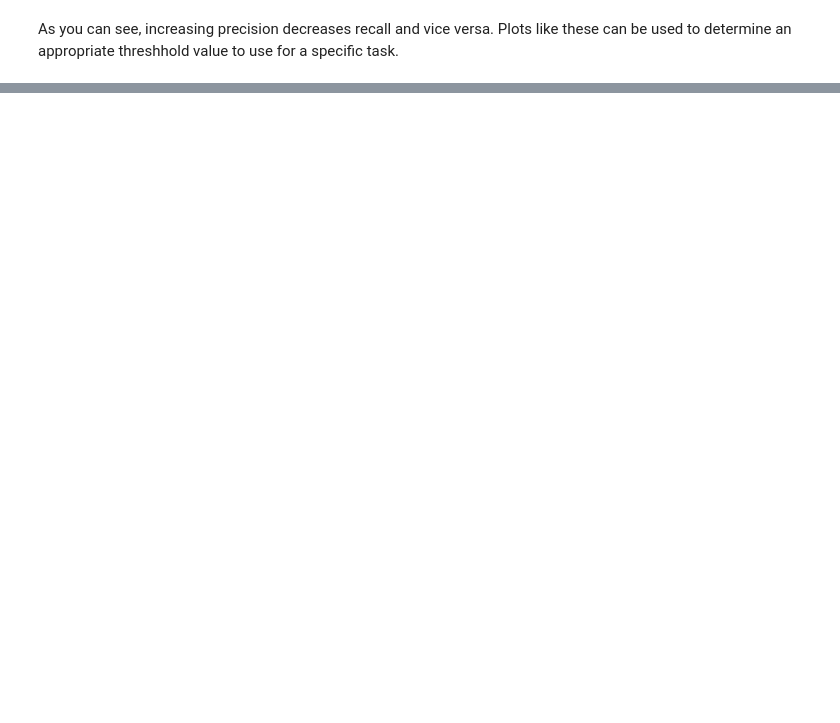
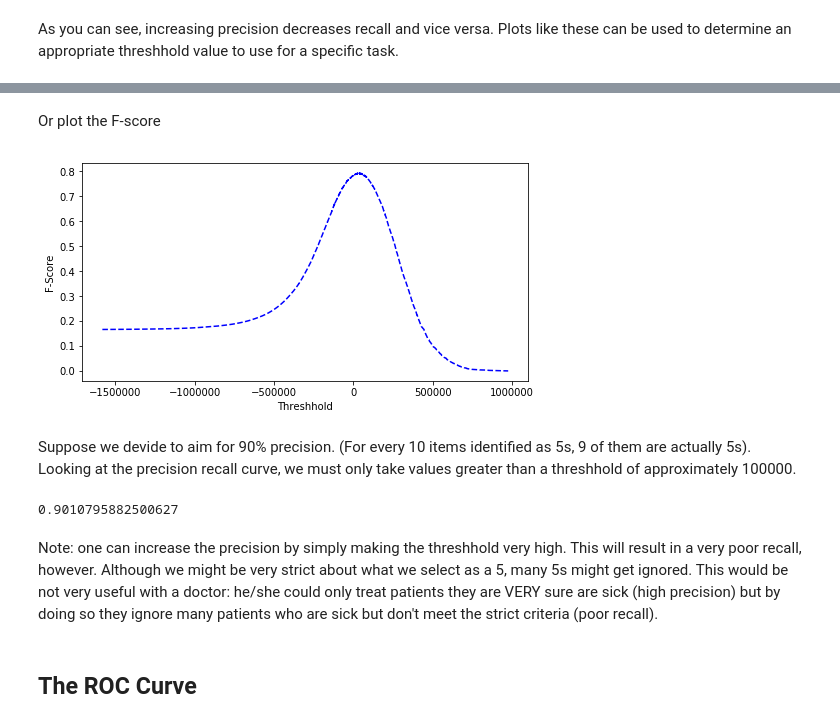
Before and after one commit to lukepolson/Machine-Learning, a Jupyter notebook: Chapter3.ipynb, the cells around one changed output, grey strips where cells are left out. Saved outputs shown, nothing was run; the diff lists cells and outputs as text; code cells hidden in the pictures; blank space fills up the shorter version.

```diff
--- a/Chapter3.ipynb
+++ b/Chapter3.ipynb
@@ -280,0 +292,23 @@ As you can see, increasing precision decreases recall and vice versa. Plots like
+# %% [markdown]
+Or plot the F-score
+# %%
+FScore = 2/(1/precisions[:-1]+1/recalls[:-1])
+
+fig, ax = plt.subplots(figsize=(8,4))
+ax.plot(threshholds, FScore, 'b--', label='Precision')
+ax.set_xlabel('Threshhold')
+ax.set_ylabel('F-Score')
+plt.show()
+# %% [output]
+[figure, added]
+# %% [markdown]
+Suppose we devide to aim for 90% precision. (For every 10 items identified as 5s, 9 of them are actually 5s). Looking at the precision recall curve, we must only take values greater than a threshhold of approximately 100000.
+# %%
+y_train_pred_90 = (y_scores > 100000) #  boolean array where True is only values above a certain threshhold
+precision_score(y_train_5, y_train_pred_90)
+# %% [output]
+0.9010795882500627
+# %% [markdown]
+Note: one can increase the precision by simply making the threshhold very high. This will result in a very poor recall, however. Although we might be very strict about what we select as a 5, many 5s might get ignored. This would be not very useful with a doctor: he/she could only treat patients they are VERY sure are sick (high precision) but by doing so they ignore many patients who are sick but don't meet the strict criteria (poor recall).
+# %% [markdown]
+## The ROC Curve
```
Also changed, not shown: parts of 20 cells of this notebook.
